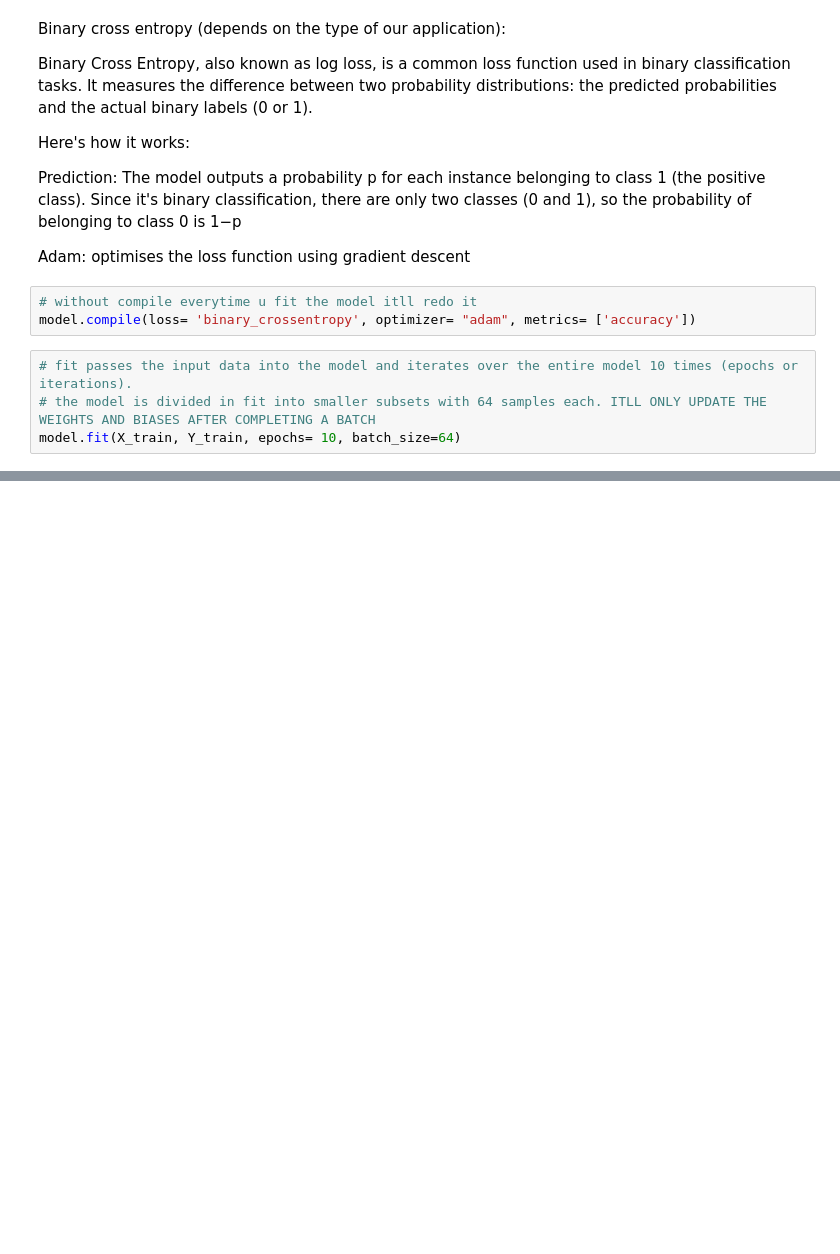
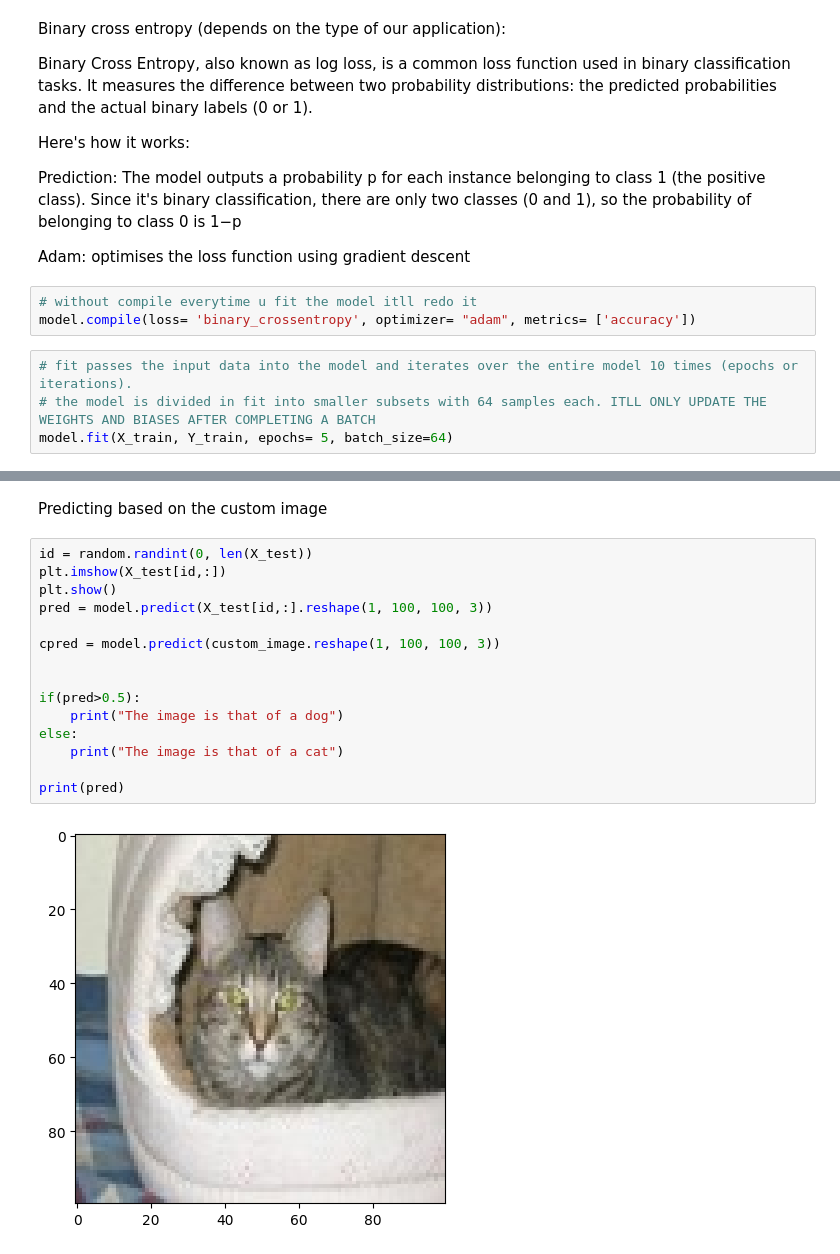
Before and after one commit to Pavelrh/Dog-Cat-Classifier, a Jupyter notebook: main.ipynb, the cells around one changed output, grey strips where cells are left out. Drawn from its saved outputs; the diff is of its cells as text; blank space fills up the shorter version.

```diff
--- a/main.ipynb
+++ b/main.ipynb
@@ -98,4 +100,4 @@ model.compile(loss= 'binary_crossentropy', optimizer= "adam", metrics= ['accurac
 # %%
 # fit passes the input data into the model and iterates over the entire model 10 times (epochs or iterations).
 # the model is divided in fit into smaller subsets with 64 samples each. ITLL ONLY UPDATE THE WEIGHTS AND BIASES AFTER COMPLETING A BATCH
-model.fit(X_train, Y_train, epochs= 10, batch_size=64)
+model.fit(X_train, Y_train, epochs= 5, batch_size=64)
@@ -101,0 +138,19 @@ model.fit(X_train, Y_train, epochs= 10, batch_size=64)
+# %% [markdown]
+Predicting based on the custom image
+# %%
+id = random.randint(0, len(X_test))
+plt.imshow(X_test[id,:])
+plt.show()
+pred = model.predict(X_test[id,:].reshape(1, 100, 100, 3))
+
+cpred = model.predict(custom_image.reshape(1, 100, 100, 3))
+
+
+if(pred>0.5):
+    print("The image is that of a dog")
+else:
+    print("The image is that of a cat")
+
+print(pred)
+# %% [output]
+[figure, added]
```
Also changed, not shown: parts of 7 cells of this notebook, 2 other files.
